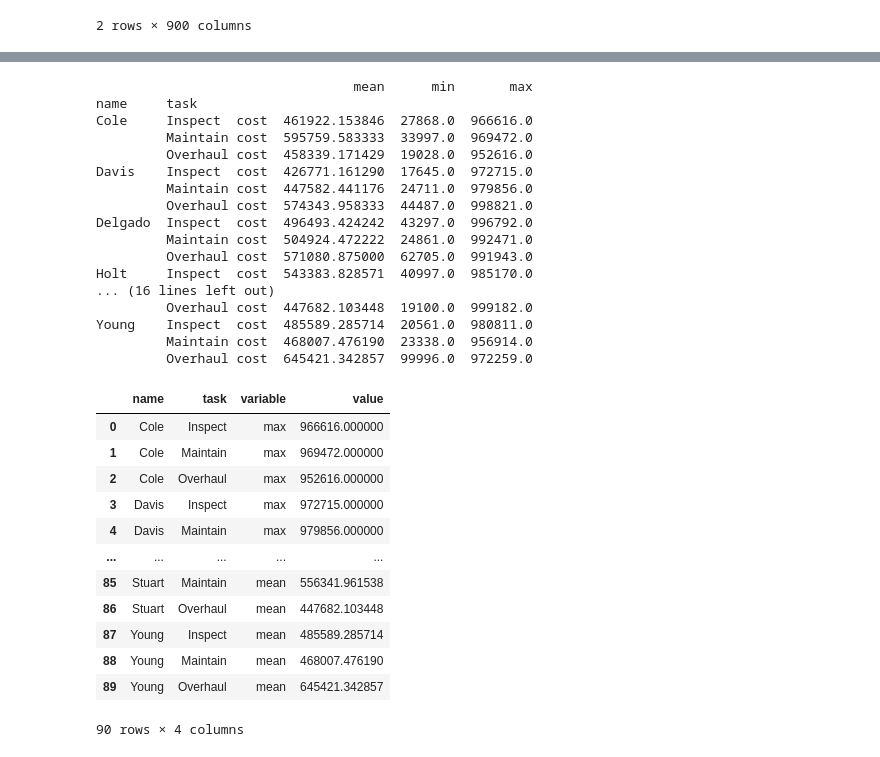
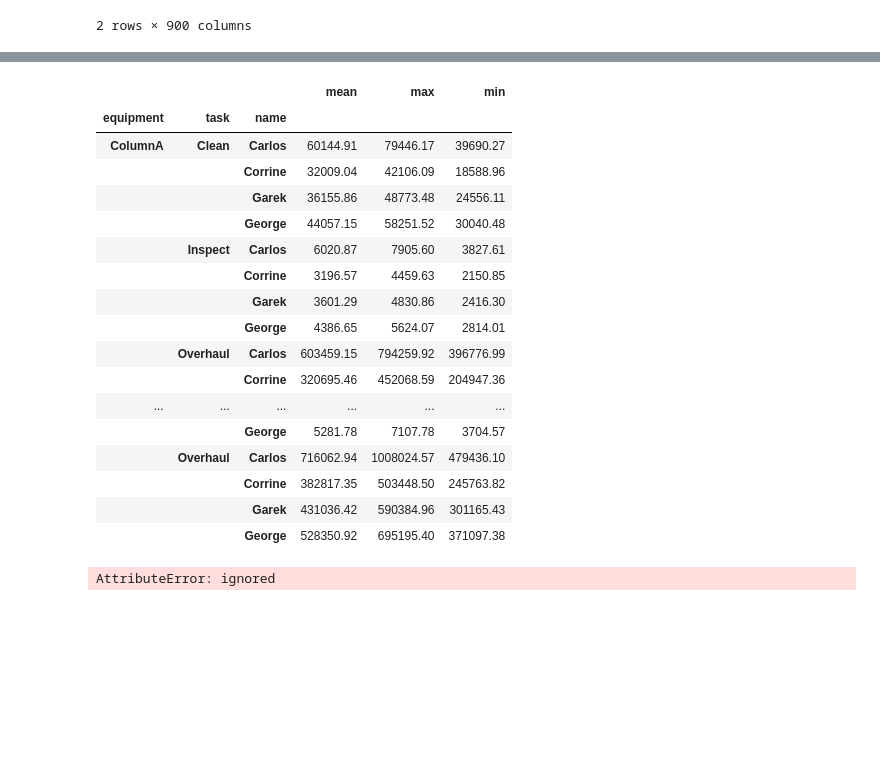
Before and after one commit to chetools/CHE5136_Fall2021, a Jupyter notebook: Pandas_Analyze_Maintenance_Log.ipynb, the cells around one changed output, grey strips where cells are left out. Cells and saved outputs as stored; diff of their text form; code cells hidden in the pictures; blank space fills up the shorter version.

```diff
--- a/Pandas_Analyze_Maintenance_Log.ipynb
+++ b/Pandas_Analyze_Maintenance_Log.ipynb
@@ -87,21 +66,0 @@ df6=df5.unstack(0)
-# %%
-with pd.option_context('display.max_rows', None, 'display.max_columns', None):
-  print(df6)
-# %% [output]
-                                 mean      min       max
-name     task
-Cole     Inspect  cost  461922.153846  27868.0  966616.0
-         Maintain cost  595759.583333  33997.0  969472.0
-         Overhaul cost  458339.171429  19028.0  952616.0
-Davis    Inspect  cost  426771.161290  17645.0  972715.0
-         Maintain cost  447582.441176  24711.0  979856.0
-         Overhaul cost  574343.958333  44487.0  998821.0
-Delgado  Inspect  cost  496493.424242  43297.0  996792.0
-         Maintain cost  504924.472222  24861.0  992471.0
-         Overhaul cost  571080.875000  62705.0  991943.0
-Holt     Inspect  cost  543383.828571  40997.0  985170.0
-... (16 lines left out)
-         Overhaul cost  447682.103448  19100.0  999182.0
-Young    Inspect  cost  485589.285714  20561.0  980811.0
-         Maintain cost  468007.476190  23338.0  956914.0
-         Overhaul cost  645421.342857  99996.0  972259.0
@@ -110,16 +67,28 @@ df7=df6.reset_index()
-# %%
-df7.melt(id_vars=[ 'name','task'], value_vars=['max','min','mean'])
-# %% [output]
-|  | name | task | variable | value |
-| 0 | Cole | Inspect | max | 966616.000000 |
-| 1 | Cole | Maintain | max | 969472.000000 |
-| 2 | Cole | Overhaul | max | 952616.000000 |
-| 3 | Davis | Inspect | max | 972715.000000 |
-| 4 | Davis | Maintain | max | 979856.000000 |
-| ... | ... | ... | ... | ... |
-| 85 | Stuart | Maintain | mean | 556341.961538 |
-| 86 | Stuart | Overhaul | mean | 447682.103448 |
-| 87 | Young | Inspect | mean | 485589.285714 |
-| 88 | Young | Maintain | mean | 468007.476190 |
-| 89 | Young | Overhaul | mean | 645421.342857 |
-90 rows × 4 columns
+# %%
+def f(x):
+    return x.startswith('Column')
+
+df5[df5.index.get_level_values('equipment').map(f)].loc[idx['cost']]
+# %% [output]
+|  |  |  | mean | max | min |
+| equipment | task | name |  |  |  |
+| ColumnA | Clean | Carlos | 60144.91 | 79446.17 | 39690.27 |
+|  |  | Corrine | 32009.04 | 42106.09 | 18588.96 |
+|  |  | Garek | 36155.86 | 48773.48 | 24556.11 |
+|  |  | George | 44057.15 | 58251.52 | 30040.48 |
+|  | Inspect | Carlos | 6020.87 | 7905.60 | 3827.61 |
+|  |  | Corrine | 3196.57 | 4459.63 | 2150.85 |
+|  |  | Garek | 3601.29 | 4830.86 | 2416.30 |
+|  |  | George | 4386.65 | 5624.07 | 2814.01 |
+|  | Overhaul | Carlos | 603459.15 | 794259.92 | 396776.99 |
+|  |  | Corrine | 320695.46 | 452068.59 | 204947.36 |
+| ... | ... | ... | ... | ... | ... |
+|  |  | George | 5281.78 | 7107.78 | 3704.57 |
+|  | Overhaul | Carlos | 716062.94 | 1008024.57 | 479436.10 |
+|  |  | Corrine | 382817.35 | 503448.50 | 245763.82 |
+|  |  | Garek | 431036.42 | 590384.96 | 301165.43 |
+|  |  | George | 528350.92 | 695195.40 | 371097.38 |
+# %%
+index.startswith('Column')
+# %% [output]
+AttributeError: ignored
```
Also changed, not shown: parts of 3 cells of this notebook.
